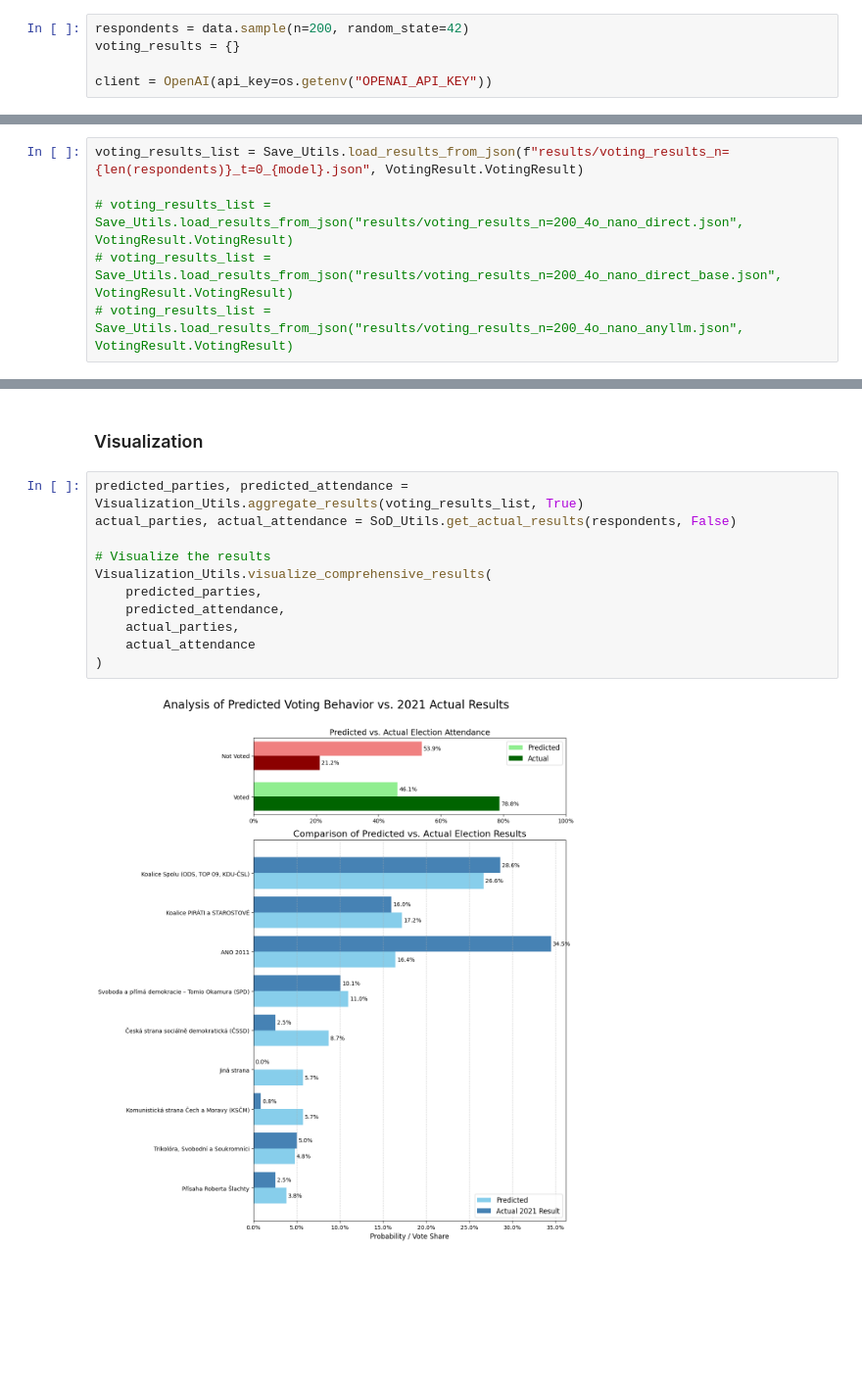
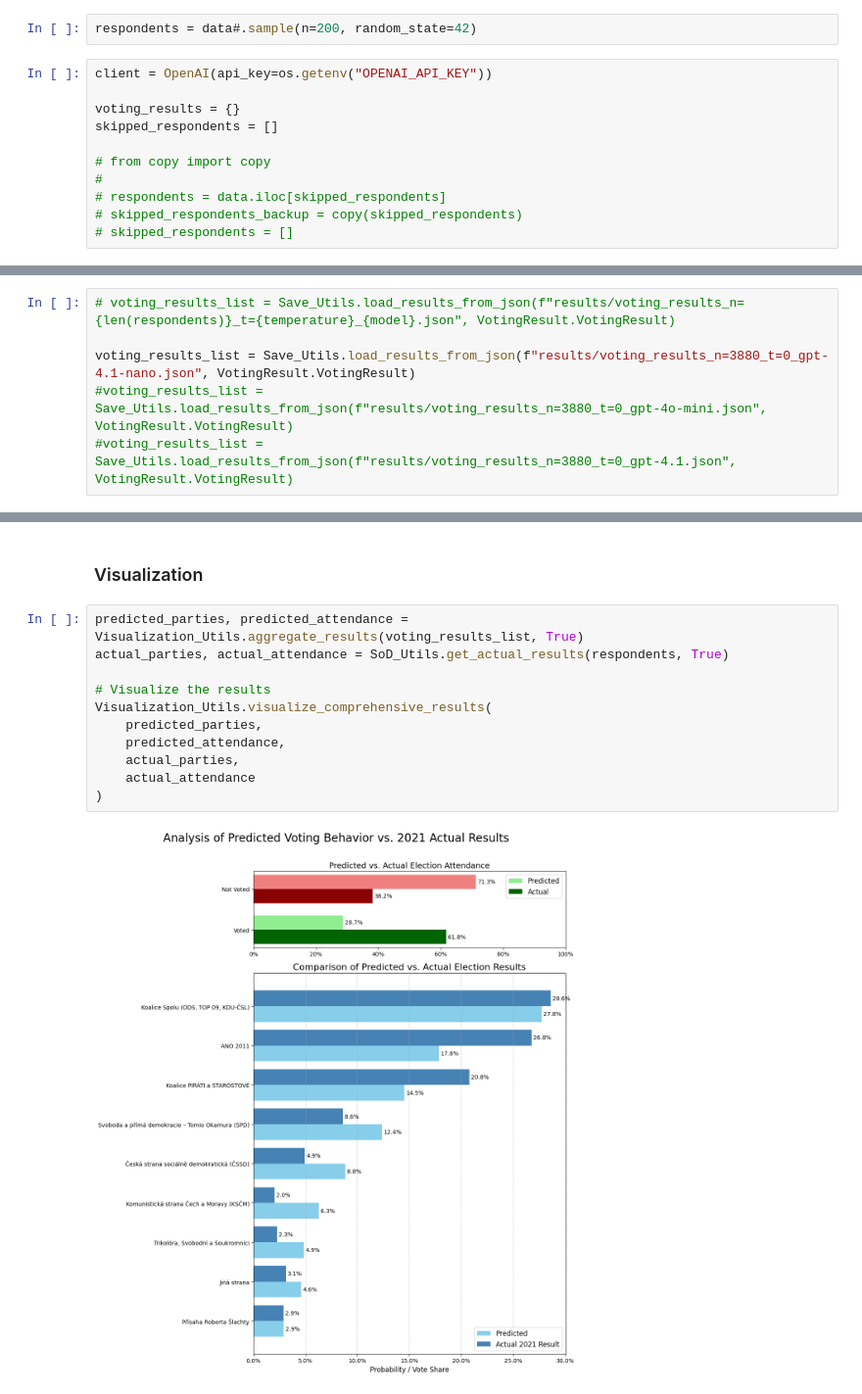
Before and after one commit to 11NIKTO11/Panel_LLM, a Jupyter notebook: SoD_data_processing.ipynb, the cells around one changed output, grey strips where cells are left out. Shown: that part at 98% size. Cells and saved outputs as stored; diff of their text form; blank space fills up the shorter version.

```diff
--- a/SoD_data_processing.ipynb
+++ b/SoD_data_processing.ipynb
@@ -155,10 +176,18 @@ p_sum = 0.0
 # %% [markdown]
 ### RUN experiment
+# %%
+respondents = data#.sample(n=200, random_state=42)
 # %%
-respondents = data.sample(n=200, random_state=42)
+client = OpenAI(api_key=os.getenv("OPENAI_API_KEY"))
+
 voting_results = {}
+skipped_respondents = []
 
-client = OpenAI(api_key=os.getenv("OPENAI_API_KEY"))
+# from copy import copy
+#
+# respondents = data.iloc[skipped_respondents]
+# skipped_respondents_backup = copy(skipped_respondents)
+# skipped_respondents = []
 # %%
 pbar = tqdm(respondents.index)
 for i in pbar:
@@ -202,7 +271,7 @@ Successfully saved 200 results to results/voting_results_n=14_t=0_gpt-4.1-nano.j
 # %%
-voting_results_list = Save_Utils.load_results_from_json(f"results/voting_results_n={len(respondents)}_t=0_{model}.json", VotingResult.VotingResult)
+# voting_results_list = Save_Utils.load_results_from_json(f"results/voting_results_n={len(respondents)}_t={temperature}_{model}.json", VotingResult.VotingResult)
 
-# voting_results_list = Save_Utils.load_results_from_json("results/voting_results_n=200_4o_nano_direct.json", VotingResult.VotingResult)
-# voting_results_list = Save_Utils.load_results_from_json("results/voting_results_n=200_4o_nano_direct_base.json", VotingResult.VotingResult)
-# voting_results_list = Save_Utils.load_results_from_json("results/voting_results_n=200_4o_nano_anyllm.json", VotingResult.VotingResult)
+voting_results_list = Save_Utils.load_results_from_json(f"results/voting_results_n=3880_t=0_gpt-4.1-nano.json", VotingResult.VotingResult)
+#voting_results_list = Save_Utils.load_results_from_json(f"results/voting_results_n=3880_t=0_gpt-4o-mini.json", VotingResult.VotingResult)
+#voting_results_list = Save_Utils.load_results_from_json(f"results/voting_results_n=3880_t=0_gpt-4.1.json", VotingResult.VotingResult)
 # %% [output]
@@ -211,14 +280,14 @@ Successfully loaded and validated 200 results from results/voting_results_n=200_
 ### Visualization
 # %%
 predicted_parties, predicted_attendance = Visualization_Utils.aggregate_results(voting_results_list, True)
-actual_parties, actual_attendance = SoD_Utils.get_actual_results(respondents, False)
+actual_parties, actual_attendance = SoD_Utils.get_actual_results(respondents, True)
 
 # Visualize the results
 Visualization_Utils.visualize_comprehensive_results(
     predicted_parties,
     predicted_attendance,
     actual_parties,
     actual_attendance
 )
 # %% [output]
-[figure, old version]
+[figure, new version]
```
Also changed, not shown: parts of 16 cells of this notebook, 2 other files.
